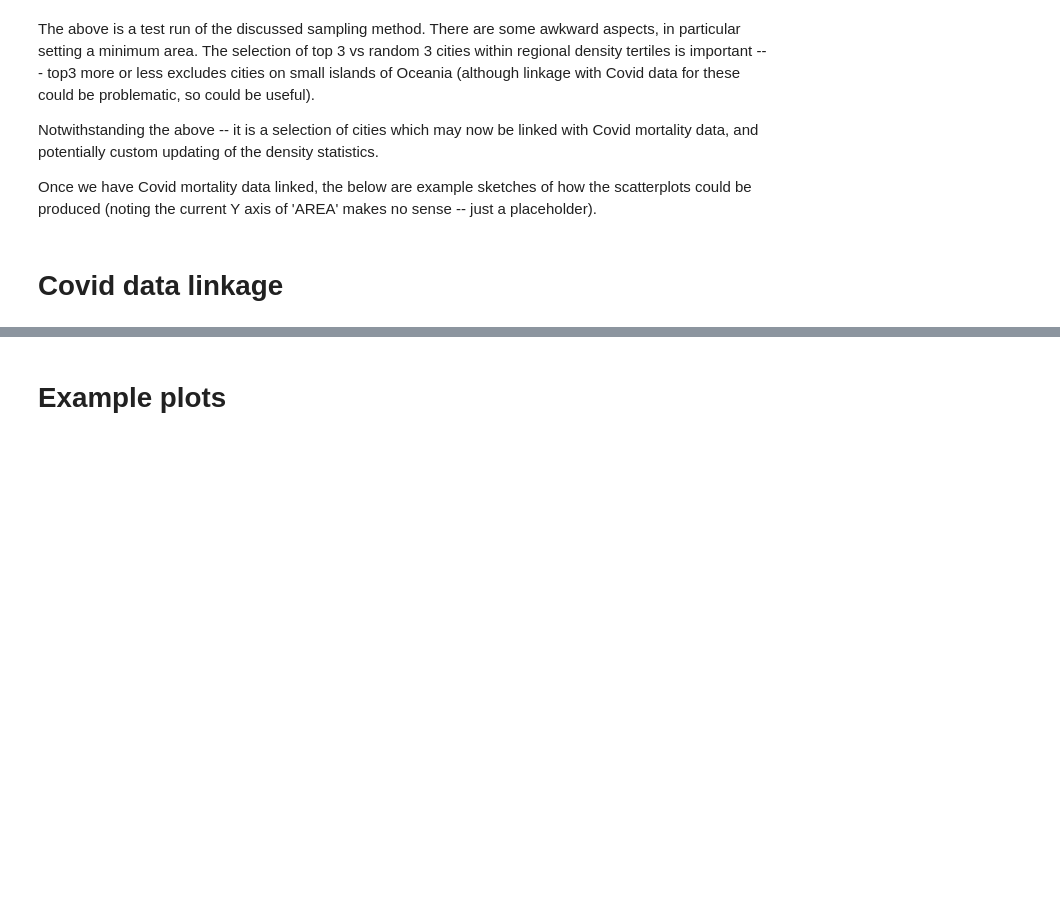
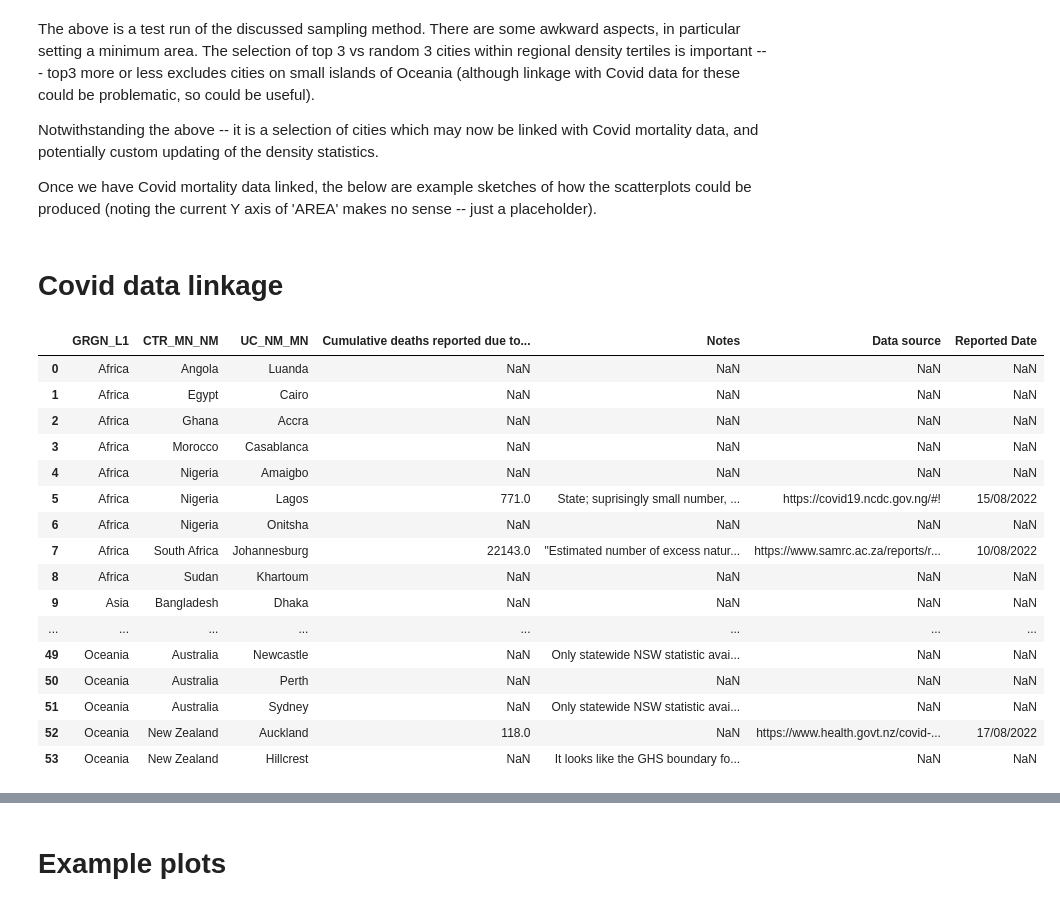
Before and after one commit to carlhiggs/urban_density_covid_linkage, a Jupyter notebook: Population and region data linkage.ipynb, the cells around one changed output, grey strips where cells are left out. Saved outputs shown, nothing was run; the diff lists cells and outputs as text; code cells hidden in the pictures; blank space fills up the shorter version.

```diff
--- a/Population and region data linkage.ipynb
+++ b/Population and region data linkage.ipynb
@@ -136,4 +136,26 @@ Once we have Covid mortality data linked, the below are example sketches of how
 sample.to_csv('GHS - sampled_city_population_density_tertiles_by_region.csv', encoding='utf-8')
 # %% [markdown]
 # Covid data linkage
+# %%
+# retrieve manually linked covid records
+df = pd.read_csv('./covid-data/covid_deaths_manual_notes.csv',encoding='utf-8')
+df
+# %% [output]
+|  | GRGN_L1 | CTR_MN_NM | UC_NM_MN | Cumulative deaths reported due to... | Notes | Data source | Reported Date |
+| 0 | Africa | Angola | Luanda | NaN | NaN | NaN | NaN |
+| 1 | Africa | Egypt | Cairo | NaN | NaN | NaN | NaN |
+| 2 | Africa | Ghana | Accra | NaN | NaN | NaN | NaN |
+| 3 | Africa | Morocco | Casablanca | NaN | NaN | NaN | NaN |
+| 4 | Africa | Nigeria | Amaigbo | NaN | NaN | NaN | NaN |
+| 5 | Africa | Nigeria | Lagos | 771.0 | State; suprisingly small number, ... | https://covid19.ncdc.gov.ng/#! | 15/08/2022 |
+| 6 | Africa | Nigeria | Onitsha | NaN | NaN | NaN | NaN |
+| 7 | Africa | South Africa | Johannesburg | 22143.0 | "Estimated number of excess natur... | https://www.samrc.ac.za/reports/r... | 10/08/2022 |
+| 8 | Africa | Sudan | Khartoum | NaN | NaN | NaN | NaN |
+| 9 | Asia | Bangladesh | Dhaka | NaN | NaN | NaN | NaN |
+| ... | ... | ... | ... | ... | ... | ... | ... |
+| 49 | Oceania | Australia | Newcastle | NaN | Only statewide NSW statistic avai... | NaN | NaN |
+| 50 | Oceania | Australia | Perth | NaN | NaN | NaN | NaN |
+| 51 | Oceania | Australia | Sydney | NaN | Only statewide NSW statistic avai... | NaN | NaN |
+| 52 | Oceania | New Zealand | Auckland | 118.0 | NaN | https://www.health.govt.nz/covid-... | 17/08/2022 |
+| 53 | Oceania | New Zealand | Hillcrest | NaN | It looks like the GHS boundary fo... | NaN | NaN |
 # %%
```
Also changed, not shown: parts of 10 cells of this notebook, 1 other file.
